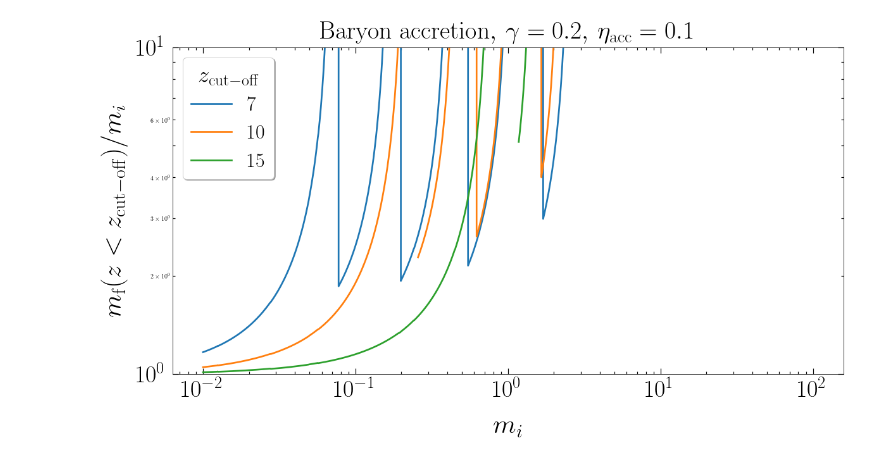
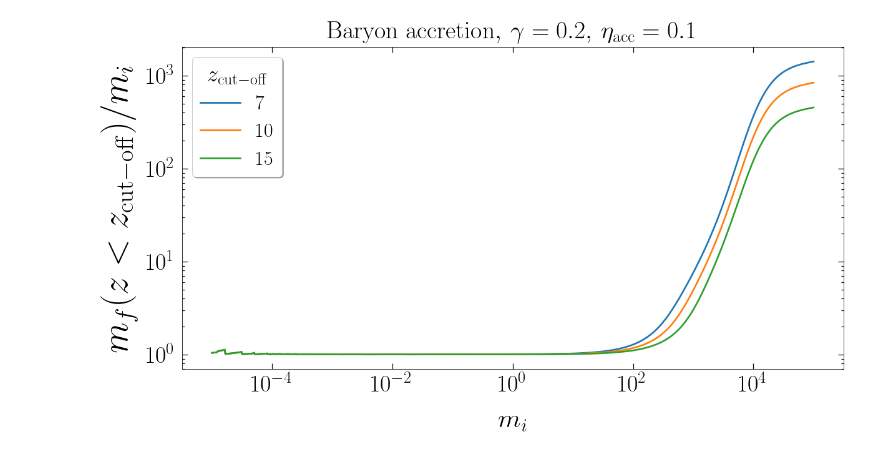
Before and after one commit to pratibhajangra591/project-2, a Jupyter notebook: m_acc_Luca.ipynb, the cells around one changed output. Cells and saved outputs as stored; diff of their text form; code cells hidden in the pictures.

```diff
--- a/m_acc_Luca.ipynb
+++ b/m_acc_Luca.ipynb
@@ -59,10 +59,10 @@ def m_acc_Luca(t, m):  #dimensionless accretion as eq. 22 of https://arxiv.org/p
 
 
     def m_dot(z, m):  #Eq.(11) in https://arxiv.org/abs/2003.12589
-        return   2.3e-2 * λ(z, m) * ((1+z)/1000) *  y * ((5.74e3 * (yr/pc)/v_eff(z))**3)
+        return   2.3e-2 * λ(z, m) * (((1+z)/1000)**3) *  y * ((5.74e3 * (yr/pc)/v_eff(z))**3)
 
     def m_dot_Edd(z, m): # Eq.(10) in https://arxiv.org/abs/2003.12589
-        return 1.44e14 * y * (yr/M_solar)  # in units of M_solar/yr
+        return 1.44e14 * y * (yr/M_solar)
 
     def dt_dz(z):
         x = ((Ω_r0 * ((1 + z)**6)) + (Ω_m0 * ((1 + z)**5)))
@@ -72,9 +175,10 @@ def m_acc_Luca(t, m):  #dimensionless accretion as eq. 22 of https://arxiv.org/p
 # %%
-# Baryon accretion in radiation domination for different values of z_cut-off.
+# Baryon accretion as per Fig. 1 of Luca et. al https://arxiv.org/pdf/2003.12589.pdf
+# for different values of z_cut-off.
 # Here, m_f(z < z_cut-off)/m_i implies  m_f(z = z_cut-off)/m_i.
 
 m_spacing = 1000
-mi_arr = np.geomspace(1e-2, 1e2, m_spacing)
+mi_arr = np.geomspace(1e-5, 1e5, m_spacing)
 
 
 
@@ -128,7 +232,7 @@ for i, (z_cut, color) in enumerate(zip(z_cut_arr, colors)):
         y_4i = y3[-1]
         z_cut_off4 = 90
         t4 = np.geomspace(z_4i, z_cut_off4, N)
-        sol4 = solve_ivp(m_acc_Luca, t_span = [t4[0], t4[-1]], y0 = [y_4i], method = 'DOP853', t_eval = t4, first_step = 1, max_step = 10)
+        sol4 = solve_ivp(m_acc_Luca, t_span = [t4[0], t4[-1]], y0 = [y_4i], method = 'DOP853', t_eval = t4, first_step = 1, max_step = 5)
         t4 = sol4.t
         y4 = sol4.y[0]
 
@@ -139,41 +243,35 @@ for i, (z_cut, color) in enumerate(zip(z_cut_arr, colors)):
         z_cut_off5 = z_cut
         t5 = np.geomspace(z_5i, z_cut_off5, N)
         t_span = [t5[0], t5[-1]]
-        sol5 = solve_ivp(m_acc_Luca, t_span = [t5[0], t5[-1]], y0 = [y_5i], method = 'DOP853',  t_eval = t5, first_step = 1, max_step = 5)
+        sol5 = solve_ivp(m_acc_Luca, t_span = [t5[0], t5[-1]], y0 = [y_5i], method = 'DOP853',  t_eval = t5, first_step = 1, max_step = 3)
         t5 = sol5.t
         y5 = sol5.y[0]
 
 
         mf_arr[j] = y5[-1]
 
 
-    m_acc = np.exp(Y)
-    #print("i =", i, "," , "z = ", T)
-    ax.loglog(T, ((m_acc - m)/m))
-
-
-    #print("mf_arr/mi_arr =",  np.divide(mf_arr, mi_arr))
 
     ax.loglog(mi_arr, np.divide(mf_arr, mi_arr))
 
 
 
 
 ax.tick_params(axis='x', pad = 9.9)
 ax.tick_params(axis='y', pad = 9.9)
 ax.yaxis.set_tick_params(labelsize=20)
 plt.xticks(fontsize = 38)
 plt.yticks(fontsize = 38)
 plt.xlabel('$m_{i}$',fontsize = 43, labelpad = 20)
-plt.ylabel(r'$m_\mathrm{f}(z < z_\mathrm{cut-off})/m_{i} $',fontsize = 43, labelpad = 14)
+plt.ylabel(r'$m_{f}(z < z_\mathrm{cut-off})/m_{i} $',fontsize = 58, labelpad = 14)
 plt.legend(['$7$', '$10$', '$15$'],
            prop = {'size':32}, loc = 'upper left', shadow = True,
            title = '$z_\mathrm{cut-off}$' ,
            title_fontsize = 37, facecolor = 'white', fontsize = 65)
 #plt.xlim(1e16, 0.5*z_cut_off)
 plt.xscale('log')
 plt.title(r'Baryon accretion$,\, \gamma = 0.2, \,\eta_\mathrm{acc} = 0.1$', fontsize = 40, pad = 13)
-#plt.savefig('bacc_z_diff_cutoff.pdf', bbox_inches = 'tight')
+plt.savefig('Luca_z_diff_cutoff.pdf', bbox_inches = 'tight')
 plt.show()
 # %% [output]
-[figure, old version]
+[figure, new version]
```
Also changed, not shown: parts of 2 cells of this notebook.
